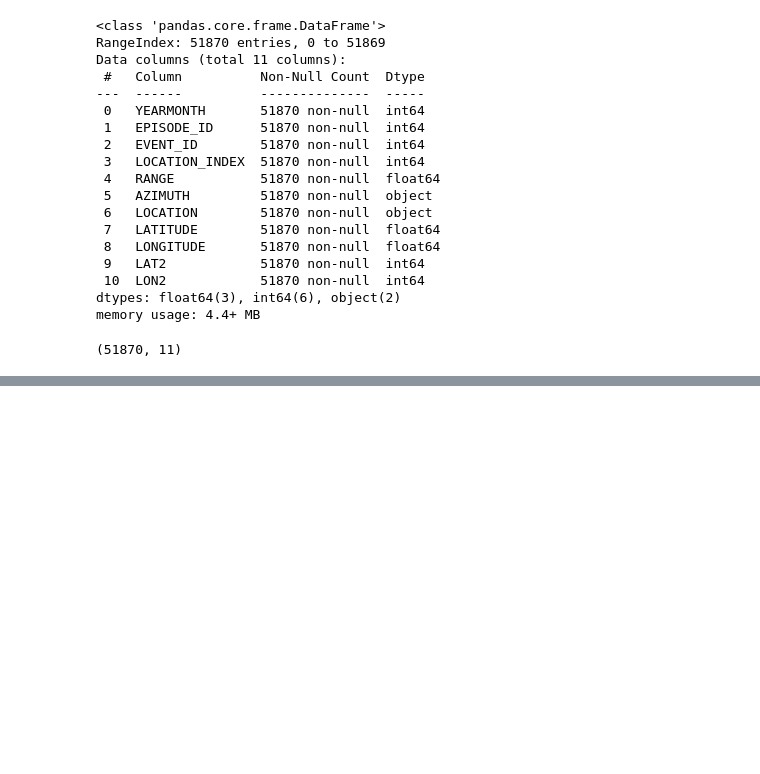
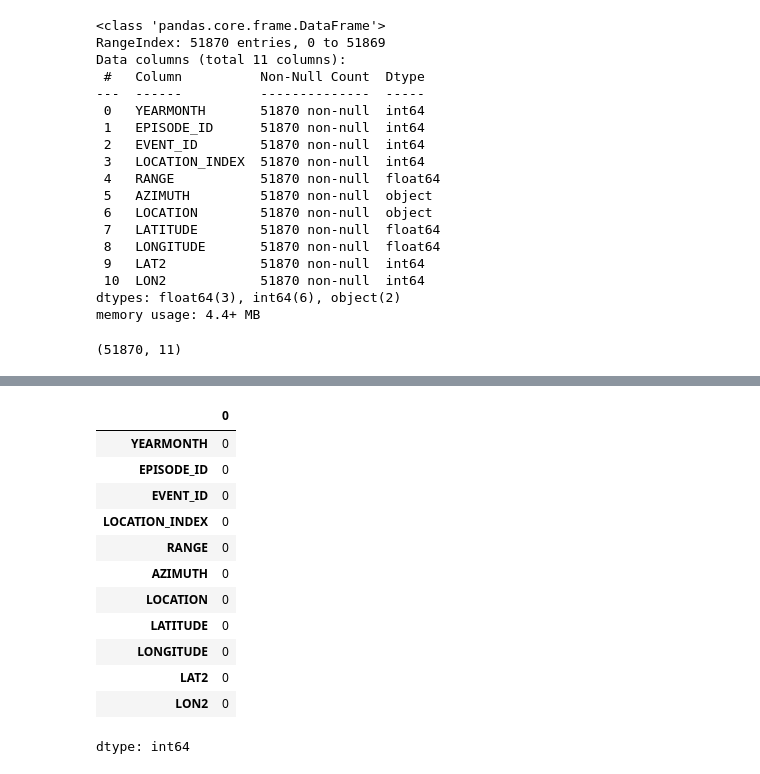
Before and after one commit to piaseckazaneta/Python, a Jupyter notebook: Mini_projekt_2026.ipynb, the cells around one changed output, grey strips where cells are left out. Saved outputs shown, nothing was run; the diff lists cells and outputs as text; code cells hidden in the pictures; blank space fills up the shorter version.

```diff
--- a/Mini_projekt_2026.ipynb
+++ b/Mini_projekt_2026.ipynb
@@ -184,0 +223,16 @@ df_locations.shape
+# %%
+df_locations.isnull().sum()
+# %% [output]
+|  | 0 |
+| YEARMONTH | 0 |
+| EPISODE_ID | 0 |
+| EVENT_ID | 0 |
+| LOCATION_INDEX | 0 |
+| RANGE | 0 |
+| AZIMUTH | 0 |
+| LOCATION | 0 |
+| LATITUDE | 0 |
+| LONGITUDE | 0 |
+| LAT2 | 0 |
+| LON2 | 0 |
+dtype: int64
```
Also changed, not shown: parts of 3 cells of this notebook.
